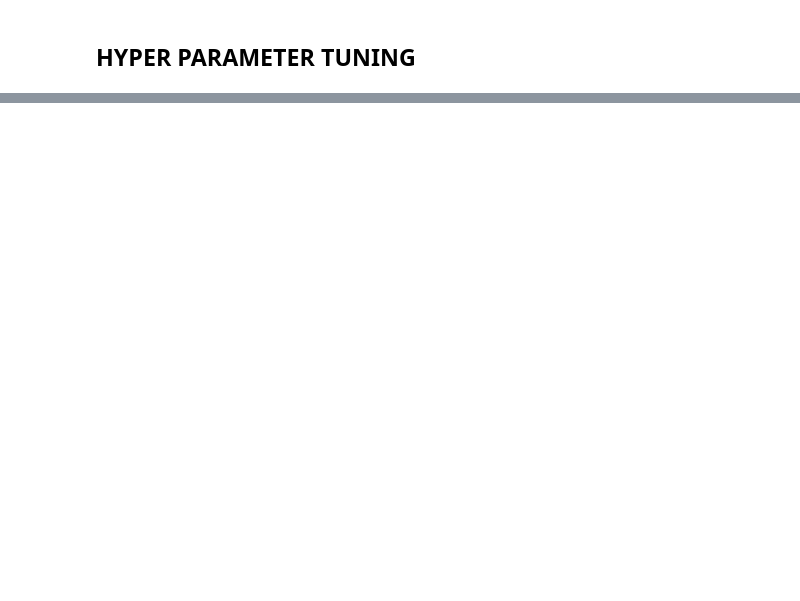
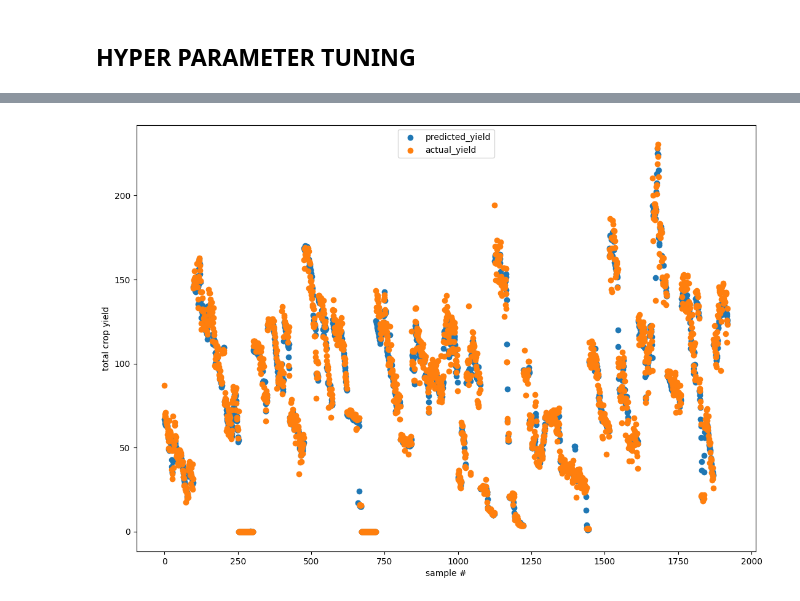
Before and after one commit to elirwater/ds4400-final-project, a Jupyter notebook: ml_regression_model.ipynb, the cells around one changed output, grey strips where cells are left out. Drawn from its saved outputs; the diff is of its cells as text; code cells hidden in the pictures; blank space fills up the shorter version.

```diff
--- a/ml_regression_model.ipynb
+++ b/ml_regression_model.ipynb
@@ -114,0 +174,3 @@ for i in range(10000):
+# %%
+m = train_model(train_X, train_y, learning_rate = 0.001, epochs = 1000)
+m.save(f'tuning_results/{lr}-{epochs}-big_model')
@@ -114,0 +195,18 @@ for i in range(10000):
+# %%
+tuning_results = []
+# all_X, all_y = get_X_and_y(data, "total_yield")
+# data.sample(frac=1)
+model_files = [fn for fn in os.listdir("tuning_results/") if "-model" in fn] + ["0.001-1000-big_model"]
+already_tuned_params = [(fn.split("-")[0],fn.split("-")[1]) for fn in model_files]
+for model_file, params in zip(model_files,already_tuned_params):
+    m = keras.models.load_model("tuning_results/"+model_file)
+    preds = [arr[0] for arr in m.predict(test_X)]
+    tuning_results.append({
+        "learning_rate":params[0],
+        "epochs":params[1],
+        "MAE": mean_absolute_error(y_pred=preds,y_true=test_y),
+        "MSE": mean_squared_error(y_pred=preds, y_true=test_y),
+        "R2": r2_score(y_pred=preds, y_true=test_y),
+        "big_model": "big_model" in model_file
+        })
+tuning_results_df = pd.DataFrame(tuning_results)
@@ -129,0 +252,16 @@ print(mean_absolute_error(y_pred=preds,y_true=test_y))
+# %%
+def plot_actual_vs_predicted_yield(data: pd.DataFrame, model):
+    # then get X and y for both training and test data (numpy arrays)
+    X,y = get_X_and_y(data,"total_yield")
+
+    plt.figure(figsize = (13,9))
+    plt.scatter(np.arange(0, len(X)), [pred[0] for pred in best_model.predict(X)], label="predicted_yield")
+    plt.scatter(np.arange(0, len(y)), y, label="actual_yield")
+    leg = plt.legend(loc='upper center')
+    plt.xlabel('sample #')
+    plt.ylabel('total crop yield')
+    plt.rc('font', size=15)
+    plt.show()
+best_model = keras.models.load_model("tuning_results/0.001-1000-big_model/")
+plot_actual_vs_predicted_yield(data=data, model=best_model)
+# %% [output]
@@ -129,0 +269 @@ print(mean_absolute_error(y_pred=preds,y_true=test_y))
+[figure, added]
```
Also changed, not shown: parts of 13 cells of this notebook.
